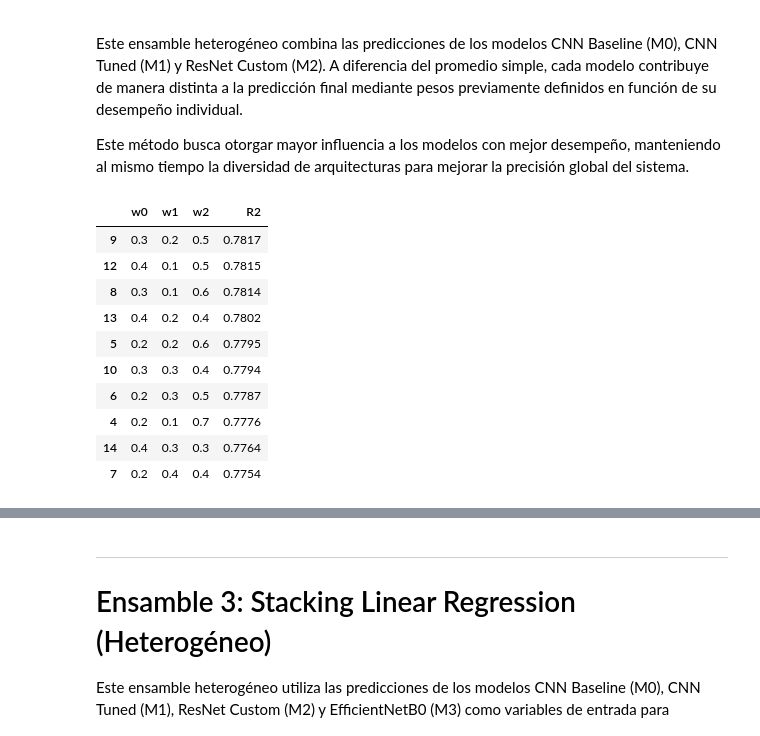
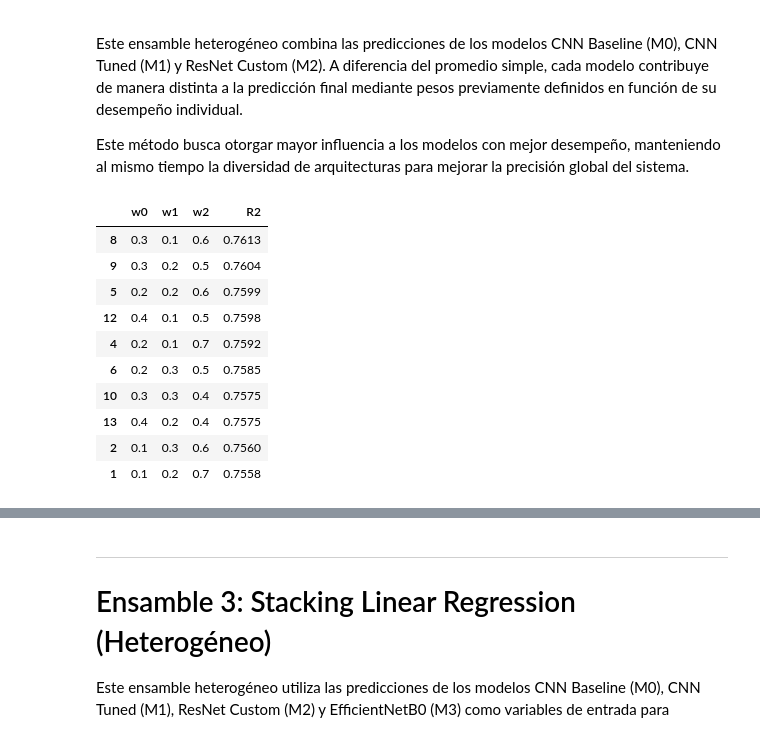
Before and after one commit to GusMorales14/Avance5.-61, a Jupyter notebook: Avance5.61.ipynb, the cells around one changed output, grey strips where cells are left out. Saved outputs shown, nothing was run; the diff lists cells and outputs as text; code cells hidden in the pictures.

```diff
--- a/Avance5.61.ipynb
+++ b/Avance5.61.ipynb
@@ -708,47 +705,47 @@ Este método busca otorgar mayor influencia a los modelos con mejor desempeño,
 # %%
 #Busqueda de los mejores pesos para cada modelo
 from itertools import product
 from sklearn.metrics import r2_score
 
 results_weighted = []
 
 for w0, w1 in product(
     [0.1, 0.2, 0.3, 0.4],
     [0.1, 0.2, 0.3, 0.4]
 ):
     w2 = 1 - w0 - w1
 
     if w2 <= 0:
         continue
 
     y_pred = (
-        w0 * y_pred_test_m0 +
-        w1 * y_pred_test_m1 +
-        w2 * y_pred_test_m2
+        w0 * y_pred_val_m0 +
+        w1 * y_pred_val_m1 +
+        w2 * y_pred_val_m2
     )
 
     results_weighted.append({
         "w0": w0,
         "w1": w1,
         "w2": w2,
-        "R2": r2_score(y_test, y_pred)
+        "R2": r2_score(y_val, y_pred)
     })
 
 pd.DataFrame(results_weighted)\
     .sort_values("R2", ascending=False)\
     .head(10)
 # %% [output]
 |  | w0 | w1 | w2 | R2 |
-| 9 | 0.3 | 0.2 | 0.5 | 0.7817 |
-| 12 | 0.4 | 0.1 | 0.5 | 0.7815 |
-| 8 | 0.3 | 0.1 | 0.6 | 0.7814 |
-| 13 | 0.4 | 0.2 | 0.4 | 0.7802 |
-| 5 | 0.2 | 0.2 | 0.6 | 0.7795 |
-| 10 | 0.3 | 0.3 | 0.4 | 0.7794 |
-| 6 | 0.2 | 0.3 | 0.5 | 0.7787 |
-| 4 | 0.2 | 0.1 | 0.7 | 0.7776 |
-| 14 | 0.4 | 0.3 | 0.3 | 0.7764 |
-| 7 | 0.2 | 0.4 | 0.4 | 0.7754 |
+| 8 | 0.3 | 0.1 | 0.6 | 0.7613 |
+| 9 | 0.3 | 0.2 | 0.5 | 0.7604 |
+| 5 | 0.2 | 0.2 | 0.6 | 0.7599 |
+| 12 | 0.4 | 0.1 | 0.5 | 0.7598 |
+| 4 | 0.2 | 0.1 | 0.7 | 0.7592 |
+| 6 | 0.2 | 0.3 | 0.5 | 0.7585 |
+| 10 | 0.3 | 0.3 | 0.4 | 0.7575 |
+| 13 | 0.4 | 0.2 | 0.4 | 0.7575 |
+| 2 | 0.1 | 0.3 | 0.6 | 0.7560 |
+| 1 | 0.1 | 0.2 | 0.7 | 0.7558 |
 # %%
 # ENSAMBLE 2: WEIGHTED AVERAGE HETEROGÉNEO
 # M0 + M1 + M2
```
Also changed, not shown: parts of 14 cells of this notebook.
